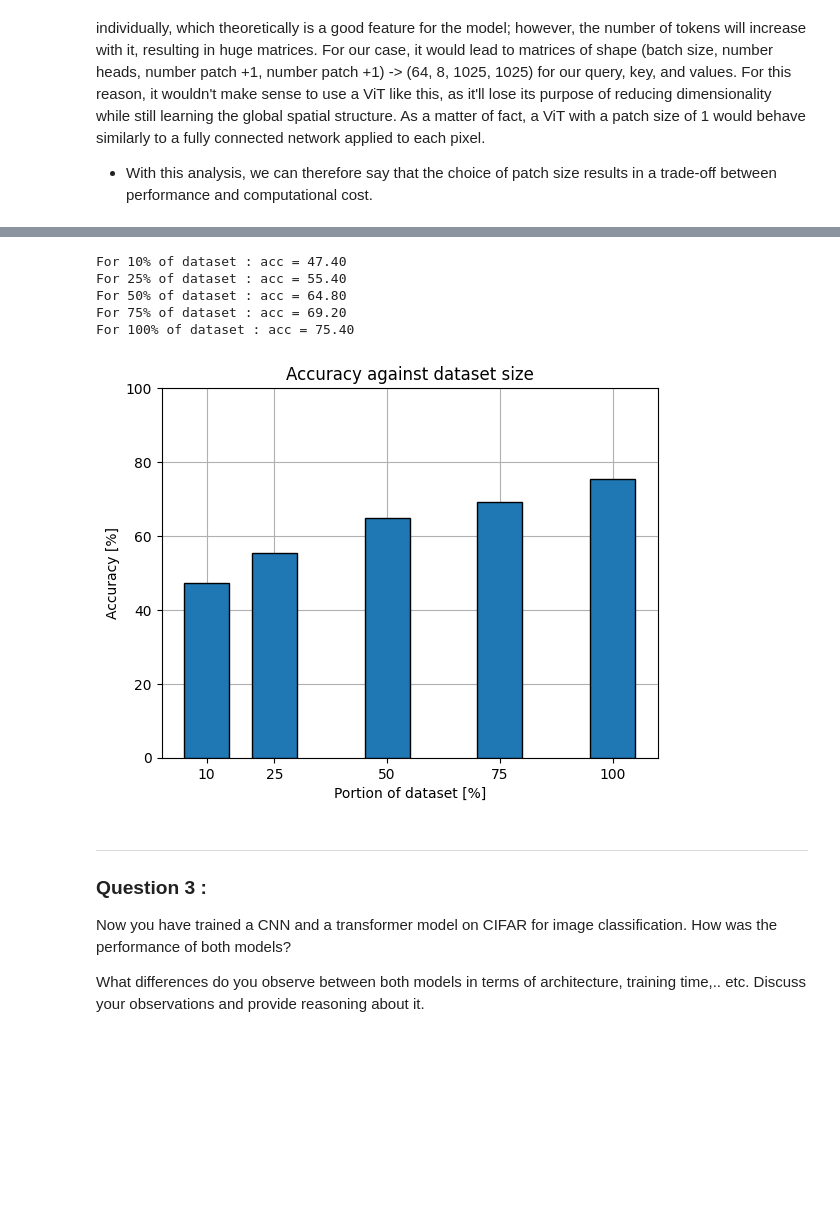
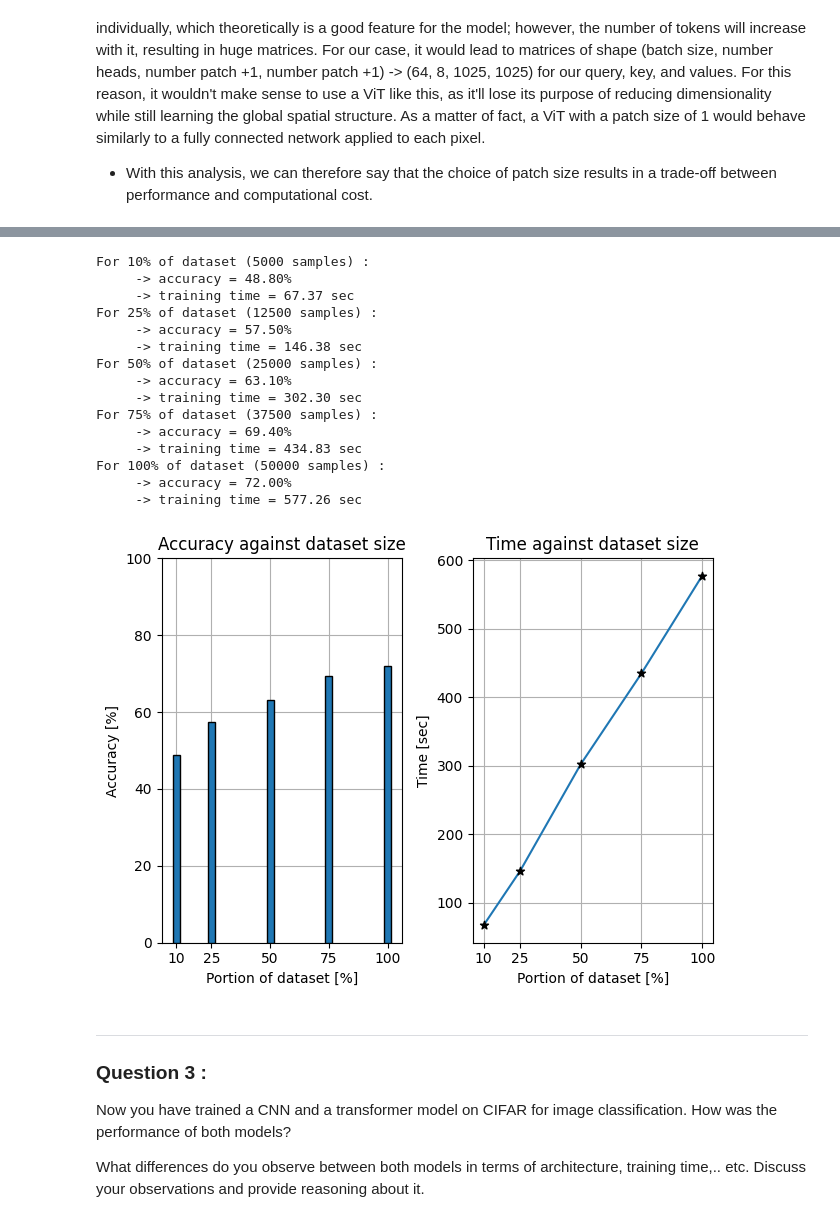
Before and after one commit to AndreaMontoneri/DLAV-2026, a Jupyter notebook: graded_homework/hw1_part2/hw1_part2.ipynb, the cells around one changed output, grey strips where cells are left out. Saved outputs shown, nothing was run; the diff lists cells and outputs as text; code cells hidden in the pictures; blank space fills up the shorter version.

```diff
--- a/graded_homework/hw1_part2/hw1_part2.ipynb
+++ b/graded_homework/hw1_part2/hw1_part2.ipynb
@@ -855,7 +868,8 @@ How does the dataset size affects performance of Transformer? Does it need more
 
 subset_fraction = [0.1, 0.25, 0.5, 0.75, 1]
 accuracy_per_subset = []
-num_epochs = 1
+time_per_subset = []
+num_epochs = 10
 
 num_train = len(train_loader.dataset)
 
@@ -864,16 +878,17 @@ for i, fraction in enumerate(subset_fraction):
     subset_indices = np.random.choice(num_train, subset_size, replace=False)
     subset_sampler = torch.utils.data.SubsetRandomSampler(subset_indices)
 
-    train_loader_subset = torch.utils.data.DataLoader( train_loader.dataset, batch_size=train_loader.batch_size, sampler=subset_sampler, num_workers=train_loader.num_workers, pin_memory=train_loader.pin_memory, augment=train_loader.augment )
+    train_loader_subset = torch.utils.data.DataLoader( train_loader.dataset, batch_size=train_loader.batch_size, sampler=subset_sampler, num_workers=train_loader.num_workers, pin_memory=train_loader.pin_memory )
 
     model = VisionTransformer( embed_dim=256, hidden_dim=512, num_channels=3, num_heads=8, num_layers=10, num_classes=10, patch_size=4, num_patches=64 ).to(device)
 
     criterion = nn.CrossEntropyLoss()
     optimizer = torch.optim.AdamW(model.parameters(), lr=best_lr)
+    start = time.perf_counter()
 
     for epoch in range(num_epochs):
         model.train()
-        for images, labels in train_loader:
+        for images, labels in train_loader_subset:
             images, labels = images.to(device), labels.to(device)
 
             outputs = model(images)
@@ -882,6 +897,8 @@ for i, fraction in enumerate(subset_fraction):
             optimizer.zero_grad()
             loss.backward()
             optimizer.step()
+
+    end = time.perf_counter()
 
     model.eval()
     correct = 0
@@ -895,24 +912,50 @@ for i, fraction in enumerate(subset_fraction):
             correct += (predicted == labels).sum().item()
 
     accuracy_per_subset.append( 100 * correct / total )
+    time_per_subset.append( end - start )
 
-    print(f'{(100*fraction):.0f}% of dataset -> accuracy = {accuracy_per_subset[-1]:.2f}%')
+    print(f'For {(100*fraction):.0f}% of dataset ({subset_size} samples) :')
+    print(f'     -> accuracy = {accuracy_per_subset[-1]:.2f}%')
+    print(f'     -> training time = {time_per_subset[-1]:.2f} sec')
+# %% [output]
+For 10% of dataset (5000 samples) :
+     -> accuracy = 48.80%
+     -> training time = 67.37 sec
+For 25% of dataset (12500 samples) :
+     -> accuracy = 57.50%
+     -> training time = 146.38 sec
+For 50% of dataset (25000 samples) :
+     -> accuracy = 63.10%
+     -> training time = 302.30 sec
+For 75% of dataset (37500 samples) :
+     -> accuracy = 69.40%
+     -> training time = 434.83 sec
+For 100% of dataset (50000 samples) :
+     -> accuracy = 72.00%
+     -> training time = 577.26 sec
 # %%
-plt.bar(100 * np.array(subset_fraction), accuracy_per_subset, zorder=3, width=10, edgecolor= "black")
+plt.subplot(1,2,1)
+plt.bar(100 * np.array(subset_fraction), accuracy_per_subset, zorder=3, width=3, edgecolor= "black")
 plt.grid()
 plt.xticks(100* np.array(subset_fraction))
 plt.xlabel("Portion of dataset [%]")
 plt.ylabel("Accuracy [%]")
 plt.title("Accuracy against dataset size")
 plt.ylim([0,100])
-plt.plot()
+
+plt.subplot(1,2,2)
+plt.plot(100 * np.array(subset_fraction), time_per_subset, zorder=3)
+plt.scatter(100 * np.array(subset_fraction), time_per_subset, zorder=4, marker='*', color='black')
+plt.grid()
+plt.xticks(100* np.array(subset_fraction))
+plt.xlabel("Portion of dataset [%]")
+plt.ylabel("Time [sec]")
+plt.title("Time against dataset size")
+
+plt.tight_layout()
+plt.show()
 # %% [output]
-For 10% of dataset : acc = 47.40
-For 25% of dataset : acc = 55.40
-For 50% of dataset : acc = 64.80
-For 75% of dataset : acc = 69.20
-For 100% of dataset : acc = 75.40
-[figure, old version]
+[figure, new version]
 # %% [markdown]
 ---
 
```
Also changed, not shown: parts of 11 cells of this notebook.
